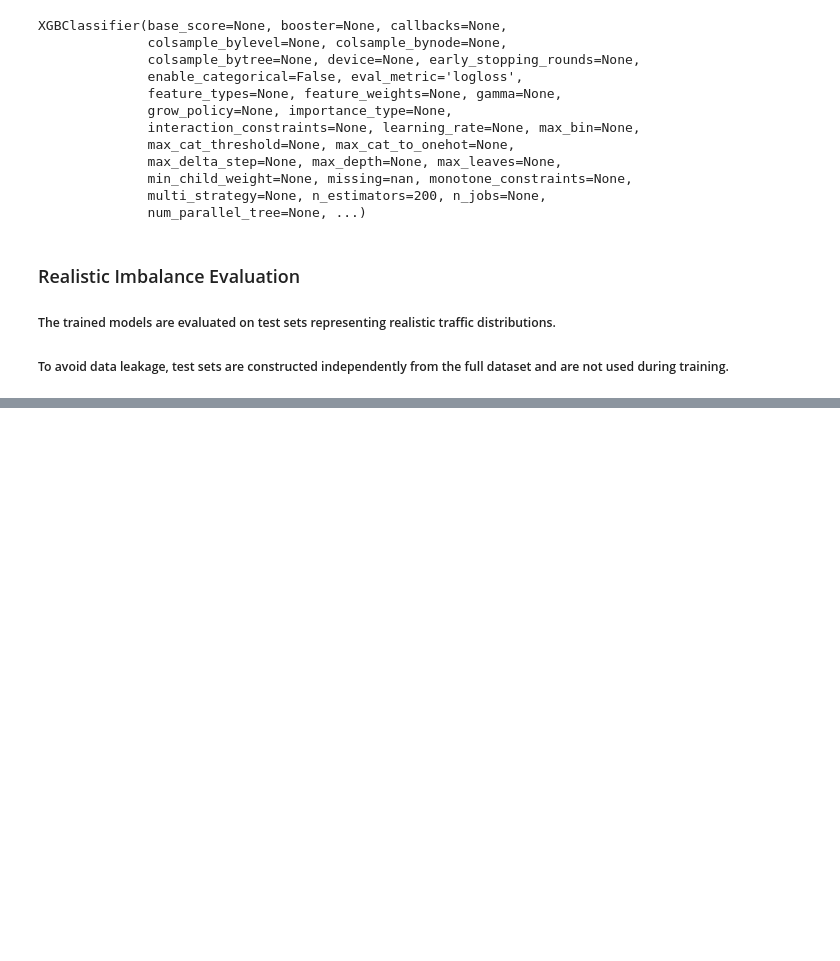
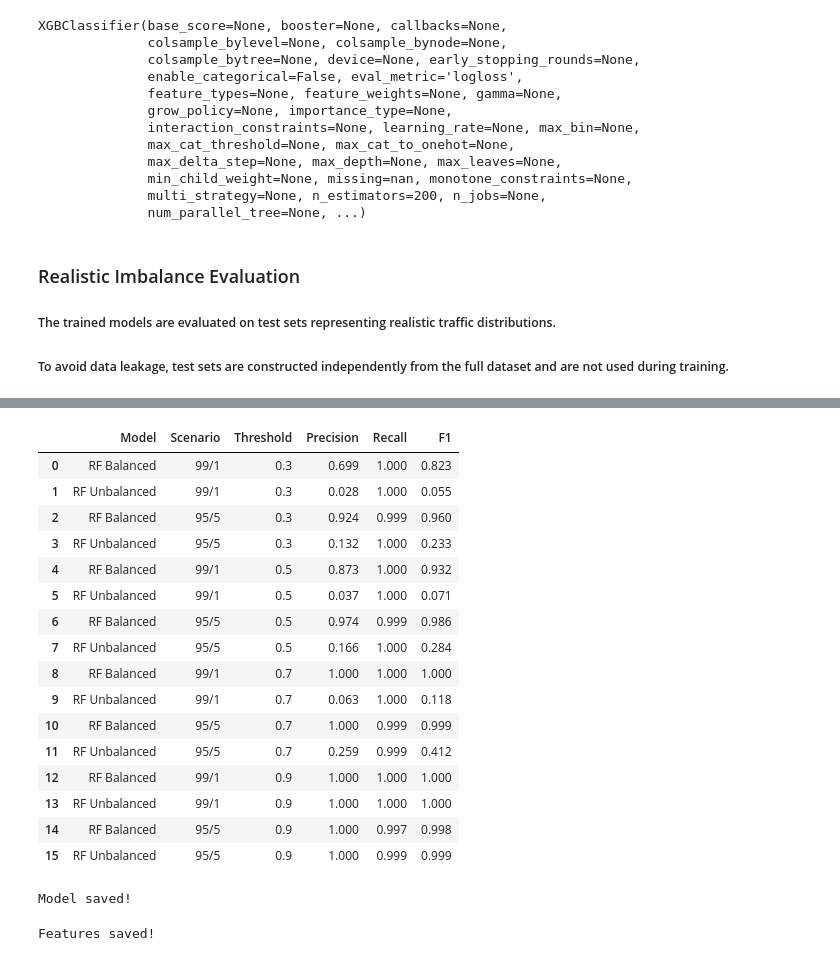
Before and after one commit to Amin256/iot-edge-ids, a Jupyter notebook: notebooks/baseline_model.ipynb, the cells around one changed output, grey strips where cells are left out. Saved outputs shown, nothing was run; the diff lists cells and outputs as text; code cells hidden in the pictures; blank space fills up the shorter version.

```diff
--- a/notebooks/baseline_model.ipynb
+++ b/notebooks/baseline_model.ipynb
@@ -909,7 +909,8 @@ df_unbal["binary_label"] = (df_unbal["binary_label"].replace({"BENIGN": 0, "MALI
 df_unbal["binary_label"] = df_unbal["binary_label"].astype(int)
 
 # Combine with Pi data
-combined_df = pd.concat([df_unbal, pi_clean], ignore_index=True)
+combined_df = pd.concat([df_unbal, pi_clean], ignore_index = True)
+combined_df = combined_df.fillna(0)
 
 print(combined_df["binary_label"].value_counts())
 # %% [output]
@@ -1064,0 +1065,34 @@ Confusion Matrix:
+# %%
+# Prepare unbalanced dataset
+df_unbal_train = pd.read_csv( "../data/iot23_processed/iot23_full_unbalanced.csv", na_values = ["-"], low_memory = False)
+
+# Clean numeric columns
+for col in numeric_cols:
+    if col in df_unbal_train.columns:
+        df_unbal_train[col] = pd.to_numeric(df_unbal_train[col], errors = "coerce")
+
+df_unbal_train.dropna(inplace = True)
+df_unbal_train.reset_index(drop = True, inplace = True)
+
+# Fix labels
+df_unbal_train["binary_label"] = df_unbal_train["binary_label"].replace({"BENIGN": 0, "MALICIOUS": 1})
+df_unbal_train["binary_label"] = pd.to_numeric(df_unbal_train["binary_label"], errors = "coerce")
+df_unbal_train.dropna(subset=["binary_label"], inplace = True)
+df_unbal_train["binary_label"] = df_unbal_train["binary_label"].astype(int)
+
+# Encode
+df_unbal_encoded = pd.get_dummies(df_unbal_train, columns = categorical_cols, drop_first = True)
+
+# Align features
+df_unbal_encoded = df_unbal_encoded.reindex(columns = combined_encoded.columns, fill_value = 0)
+
+# Split
+X_unbal = df_unbal_encoded[feature_cols]
+y_unbal = df_unbal_encoded["binary_label"]
+
+X_train_unbal, X_val_unbal, y_train_unbal, y_val_unbal = train_test_split(X_unbal, y_unbal, test_size = 0.2, random_state = 42, stratify = y_unbal)
+
+# Train
+rf_unbal = RandomForestClassifier(n_estimators = 200, random_state = 42, n_jobs = -1)
+
+rf_unbal.fit(X_train_unbal, y_train_unbal)
@@ -1064,0 +1185,38 @@ Confusion Matrix:
+# %%
+import pandas as pd
+
+summary_df = pd.DataFrame(results)
+
+summary_df.round(3)
+# %% [output]
+|  | Model | Scenario | Threshold | Precision | Recall | F1 |
+| 0 | RF Balanced | 99/1 | 0.3 | 0.699 | 1.000 | 0.823 |
+| 1 | RF Unbalanced | 99/1 | 0.3 | 0.028 | 1.000 | 0.055 |
+| 2 | RF Balanced | 95/5 | 0.3 | 0.924 | 0.999 | 0.960 |
+| 3 | RF Unbalanced | 95/5 | 0.3 | 0.132 | 1.000 | 0.233 |
+| 4 | RF Balanced | 99/1 | 0.5 | 0.873 | 1.000 | 0.932 |
+| 5 | RF Unbalanced | 99/1 | 0.5 | 0.037 | 1.000 | 0.071 |
+| 6 | RF Balanced | 95/5 | 0.5 | 0.974 | 0.999 | 0.986 |
+| 7 | RF Unbalanced | 95/5 | 0.5 | 0.166 | 1.000 | 0.284 |
+| 8 | RF Balanced | 99/1 | 0.7 | 1.000 | 1.000 | 1.000 |
+| 9 | RF Unbalanced | 99/1 | 0.7 | 0.063 | 1.000 | 0.118 |
+| 10 | RF Balanced | 95/5 | 0.7 | 1.000 | 0.999 | 0.999 |
+| 11 | RF Unbalanced | 95/5 | 0.7 | 0.259 | 0.999 | 0.412 |
+| 12 | RF Balanced | 99/1 | 0.9 | 1.000 | 1.000 | 1.000 |
+| 13 | RF Unbalanced | 99/1 | 0.9 | 1.000 | 1.000 | 1.000 |
+| 14 | RF Balanced | 95/5 | 0.9 | 1.000 | 0.997 | 0.998 |
+| 15 | RF Unbalanced | 95/5 | 0.9 | 1.000 | 0.999 | 0.999 |
+# %%
+import joblib
+
+joblib.dump(rf_balanced, "rf_ids_model.pkl")
+print("Model saved!")
+# %% [output]
+Model saved!
+# %%
+feature_columns = X.columns.tolist()
+
+joblib.dump(feature_columns, "feature_columns.pkl")
+print("Features saved!")
+# %% [output]
+Features saved!
```
Also changed, not shown: parts of 11 cells of this notebook, 5 other files.
